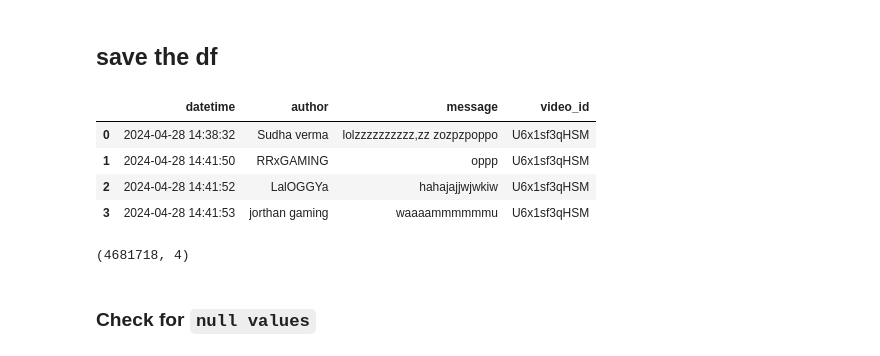
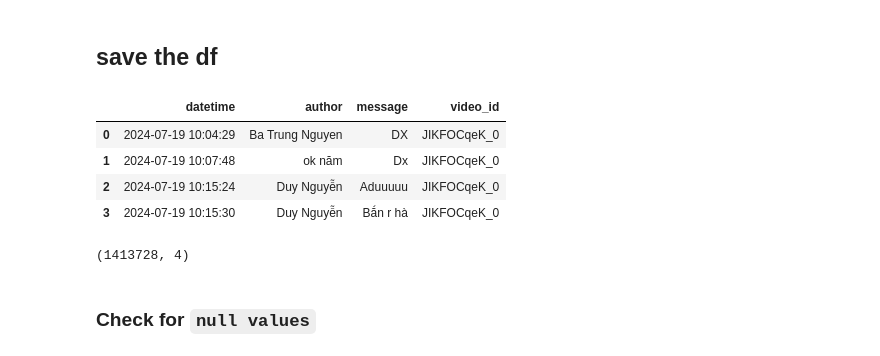
Before and after one commit to oitik/Esports-The-Future, a Jupyter notebook: live-chat-scrape-v2.ipynb, the cells around one changed output. Saved outputs shown, nothing was run; the diff lists cells and outputs as text; code cells hidden in the pictures.

```diff
--- a/live-chat-scrape-v2.ipynb
+++ b/live-chat-scrape-v2.ipynb
@@ -133,7 +133,7 @@ df.shape
 # %% [markdown]
 ## Start with Bangladesh
 # %%
-bd_vinfo = pd.read_csv('/kaggle/input/esports-data/video_information/indiav2_video_info.csv')
+bd_vinfo = pd.read_csv('/kaggle/input/esports-data/video_information/vietnam_video_info.csv')
 
 print(f'length of the dataframe is {len(bd_vinfo)}')
 
@@ -229,20 +229,20 @@ dtype: int64
 # %% [markdown]
 ## save the df
 # %%
-main_df.to_parquet('indiav2_livechat_data.parquet', index=False)
+main_df.to_parquet('vietnam_livechat_data.parquet', index=False)
 
-df = pd.read_parquet('/kaggle/working/indiav2_livechat_data.parquet')
+df = pd.read_parquet('/kaggle/working/vietnam_livechat_data.parquet')
 df.head(4)
 # %% [output]
 |  | datetime | author | message | video_id |
-| 0 | 2024-04-28 14:38:32 | Sudha verma | lolzzzzzzzzzz,zz zozpzpoppo | U6x1sf3qHSM |
-| 1 | 2024-04-28 14:41:50 | RRxGAMING | oppp | U6x1sf3qHSM |
-| 2 | 2024-04-28 14:41:52 | LalOGGYa | hahajajjwjwkiw | U6x1sf3qHSM |
-| 3 | 2024-04-28 14:41:53 | jorthan gaming | waaaammmmmmu | U6x1sf3qHSM |
+| 0 | 2024-07-19 10:04:29 | Ba Trung Nguyen | DX | JIKFOCqeK_0 |
+| 1 | 2024-07-19 10:07:48 | ok năm | Dx | JIKFOCqeK_0 |
+| 2 | 2024-07-19 10:15:24 | Duy Nguyễn | Aduuuuu | JIKFOCqeK_0 |
+| 3 | 2024-07-19 10:15:30 | Duy Nguyễn | Bắn r hà | JIKFOCqeK_0 |
 # %%
 df.shape
 # %% [output]
-(4681718, 4)
+(1413728, 4)
 # %% [markdown]
 ### Check for `null values`
 # %%
```
Also changed, not shown: parts of 7 cells of this notebook.
